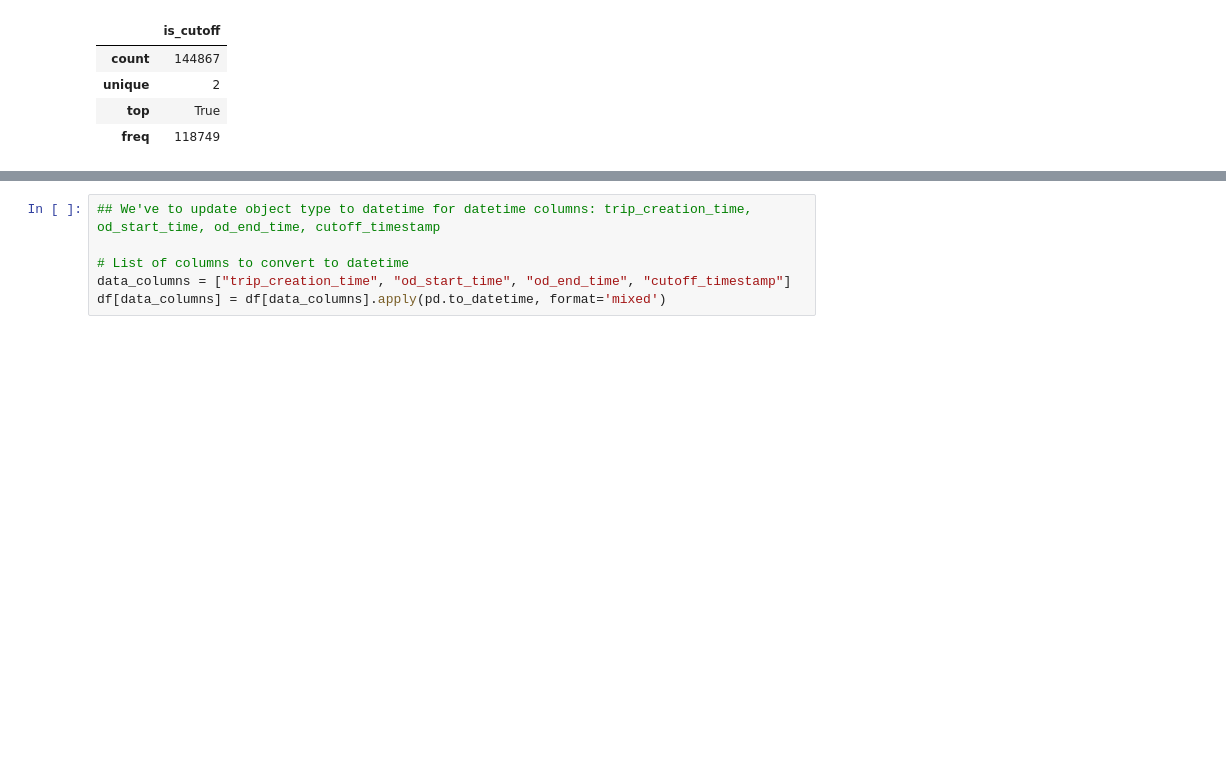
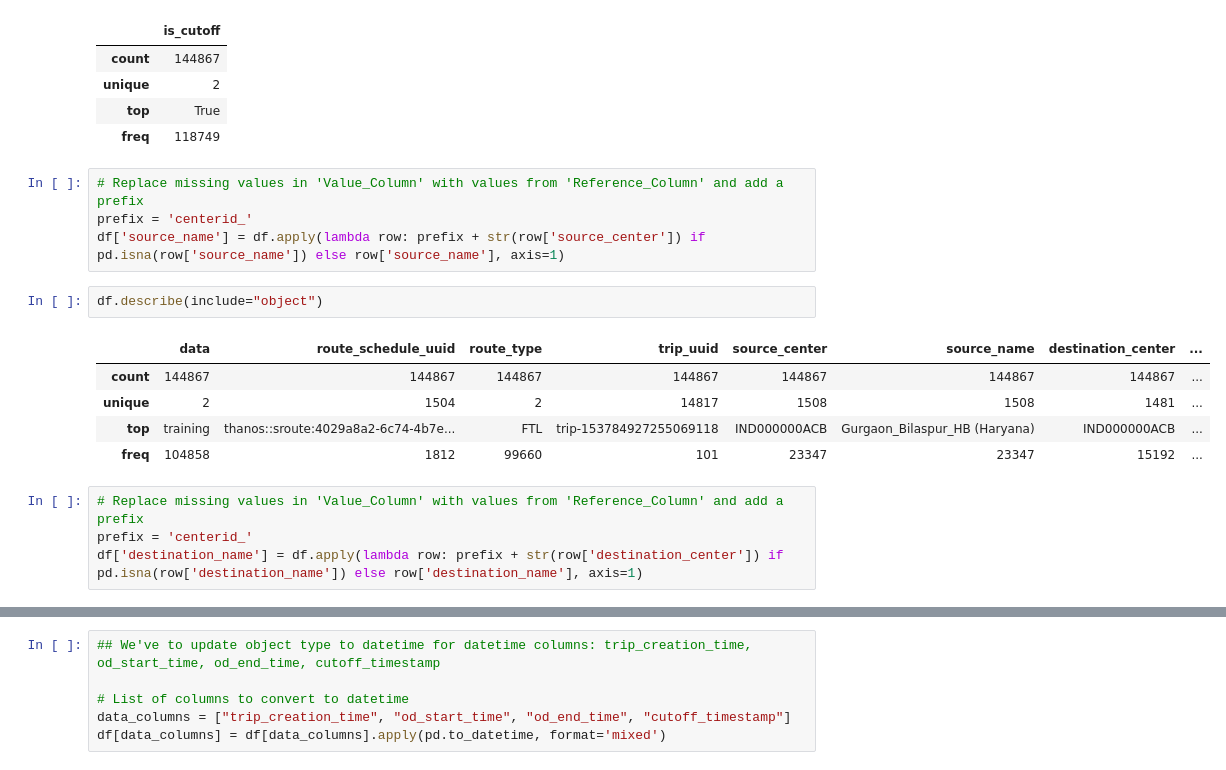
Before and after one commit to varuntyagi-i/delhivery, a Jupyter notebook: notebook1.ipynb, the cells around one changed output, grey strips where cells are left out. Saved outputs shown, nothing was run; the diff lists cells and outputs as text; blank space fills up the shorter version.

Commit message:
updates in missing value

```diff
--- a/notebook1.ipynb
+++ b/notebook1.ipynb
@@ -65,3 +65,19 @@ df.describe(include="bool")
 | unique | 2 |
 | top | True |
 | freq | 118749 |
+# %%
+# Replace missing values in 'Value_Column' with values from 'Reference_Column' and add a prefix
+prefix = 'centerid_'
+df['source_name'] = df.apply(lambda row: prefix + str(row['source_center']) if pd.isna(row['source_name']) else row['source_name'], axis=1)
+# %%
+df.describe(include="object")
+# %% [output]
+|  | data | route_schedule_uuid | route_type | trip_uuid | source_center | source_name | destination_center | ... |
+| count | 144867 | 144867 | 144867 | 144867 | 144867 | 144867 | 144867 | ... |
+| unique | 2 | 1504 | 2 | 14817 | 1508 | 1508 | 1481 | ... |
+| top | training | thanos::sroute:4029a8a2-6c74-4b7e... | FTL | trip-153784927255069118 | IND000000ACB | Gurgaon_Bilaspur_HB (Haryana) | IND000000ACB | ... |
+| freq | 104858 | 1812 | 99660 | 101 | 23347 | 23347 | 15192 | ... |
+# %%
+# Replace missing values in 'Value_Column' with values from 'Reference_Column' and add a prefix
+prefix = 'centerid_'
+df['destination_name'] = df.apply(lambda row: prefix + str(row['destination_center']) if pd.isna(row['destination_name']) else row['destination_name'], axis=1)
```
Also changed, not shown: parts of 6 cells of this notebook.
